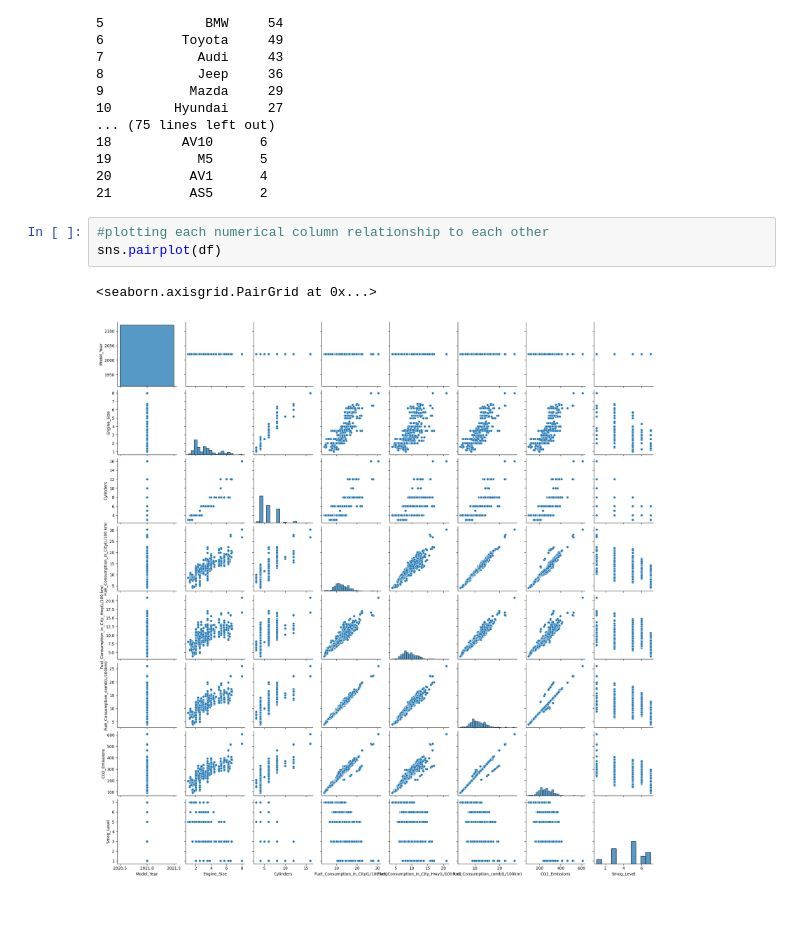
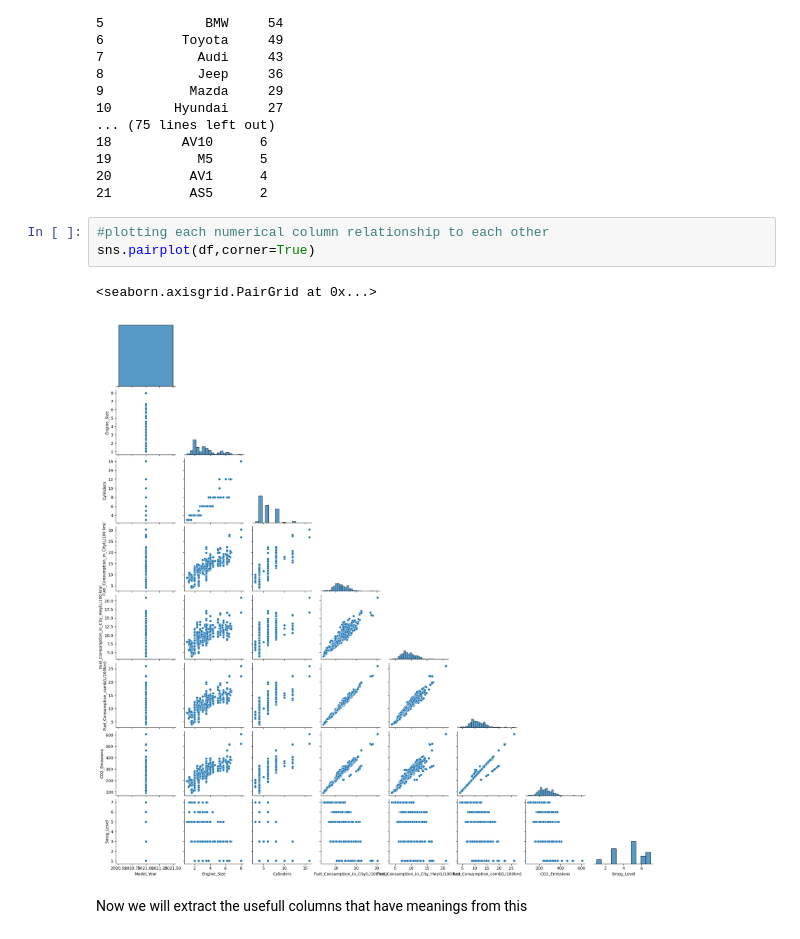
Before and after one commit to AbhinavSinghKuriya/Datasheet3, a Jupyter notebook: DataAnalysis.ipynb, the cells around one changed output. Cells and saved outputs as stored; diff of their text form; blank space fills up the shorter version.

```diff
--- a/DataAnalysis.ipynb
+++ b/DataAnalysis.ipynb
@@ -226,7 +226,9 @@ duplicates('Transmission')
 21          AS5      2
 # %%
 #plotting each numerical column relationship to each other
-sns.pairplot(df)
+sns.pairplot(df,corner=True)
 # %% [output]
 <seaborn.axisgrid.PairGrid at 0x...>
-[figure, old version]
+[figure, new version]
+# %% [markdown]
+Now we will extract the usefull columns that have meanings from this
```
